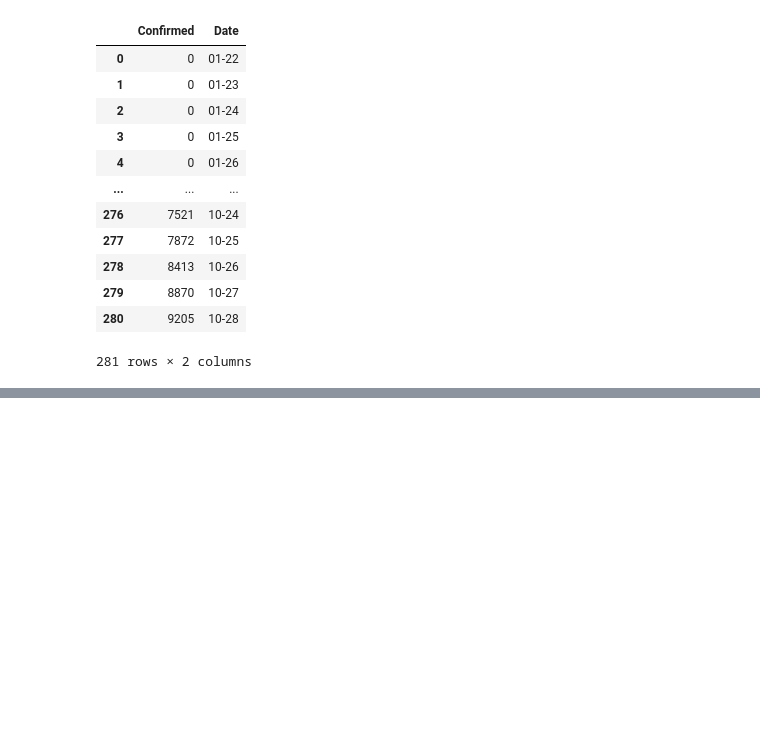
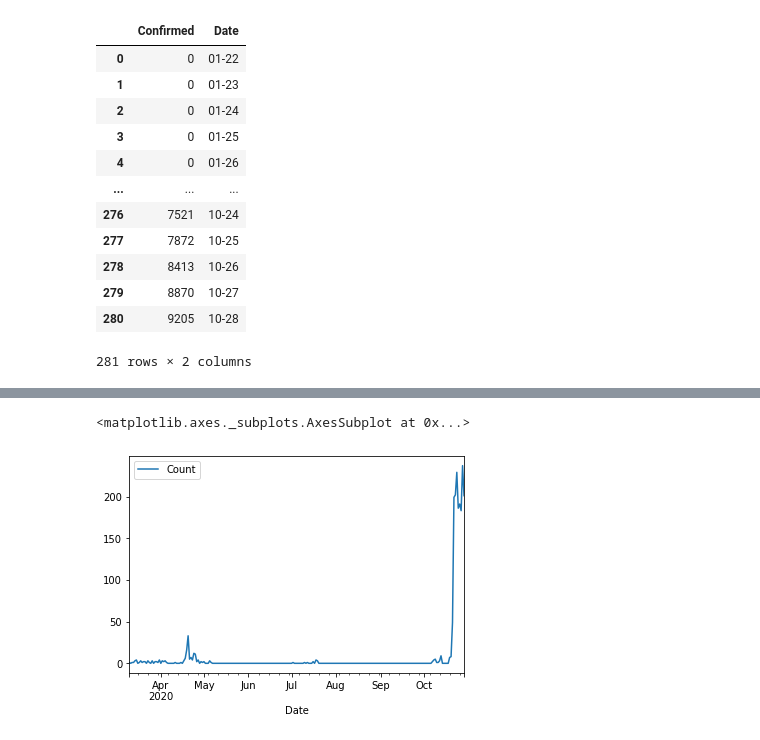
Before and after one commit to sathsaraRasantha/COVID-19_Predictive_Analysis, a Jupyter notebook: Covid_19.ipynb, the cells around one changed output, grey strips where cells are left out. Cells and saved outputs as stored; diff of their text form; code cells hidden in the pictures; blank space fills up the shorter version.

```diff
--- a/Covid_19.ipynb
+++ b/Covid_19.ipynb
@@ -368,0 +393,5 @@ Cases_Cumulative
+# %%
+q=new_district_data['City Patient Number']=="Colombo"
+colombo=new_district_data.loc[q,:]
+colombo.reset_index(inplace = True)
+colombo
@@ -368,0 +412,6 @@ Cases_Cumulative
+# %%
+import datetime
+
+colombo['Date Announced']=pd.to_datetime(colombo['Date Announced'])
+#colombo['Date Announced'] = colombo['Date Announced'].dt.strftime('%m-%d')
+colombo
@@ -368,0 +437,4 @@ Cases_Cumulative
+# %%
+Colombo_count = colombo.groupby('Date Announced')['index'].nunique()
+
+Colombo_count
@@ -368,0 +455,11 @@ Cases_Cumulative
+# %%
+idx = pd.date_range('2020-03-10', '2020-10-29')
+
+s = pd.Series(Colombo_count)
+s.index = pd.DatetimeIndex(s.index)
+
+s = s.reindex(idx, fill_value=0)
+colombo_full_count=pd.DataFrame(s)
+colombo_full_count.reset_index(inplace=True)
+colombo_full_count.columns=["Date","Count"]
+colombo_full_count
@@ -368,0 +480,5 @@ Cases_Cumulative
+# %%
+colombo_full_count.plot(kind='line',x='Date',y='Count')
+# %% [output]
+<matplotlib.axes._subplots.AxesSubplot at 0x...>
+[figure, added]
```
Also changed, not shown: parts of 29 cells of this notebook.
